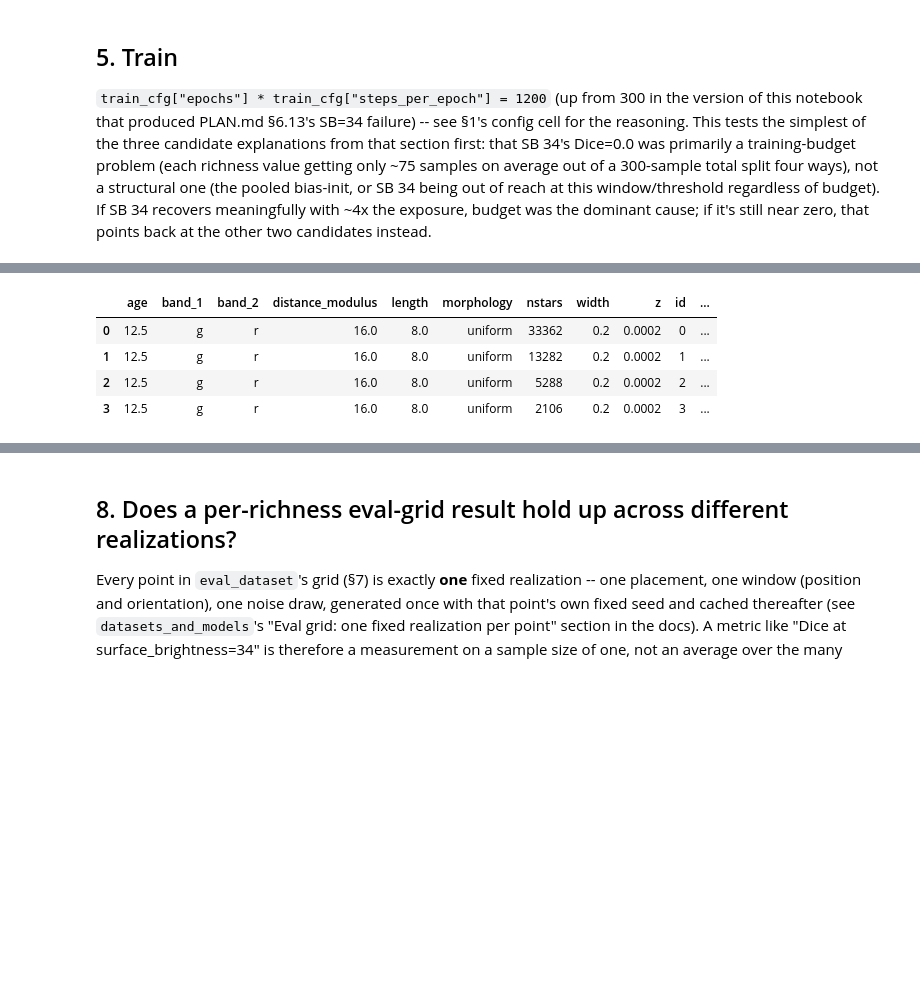
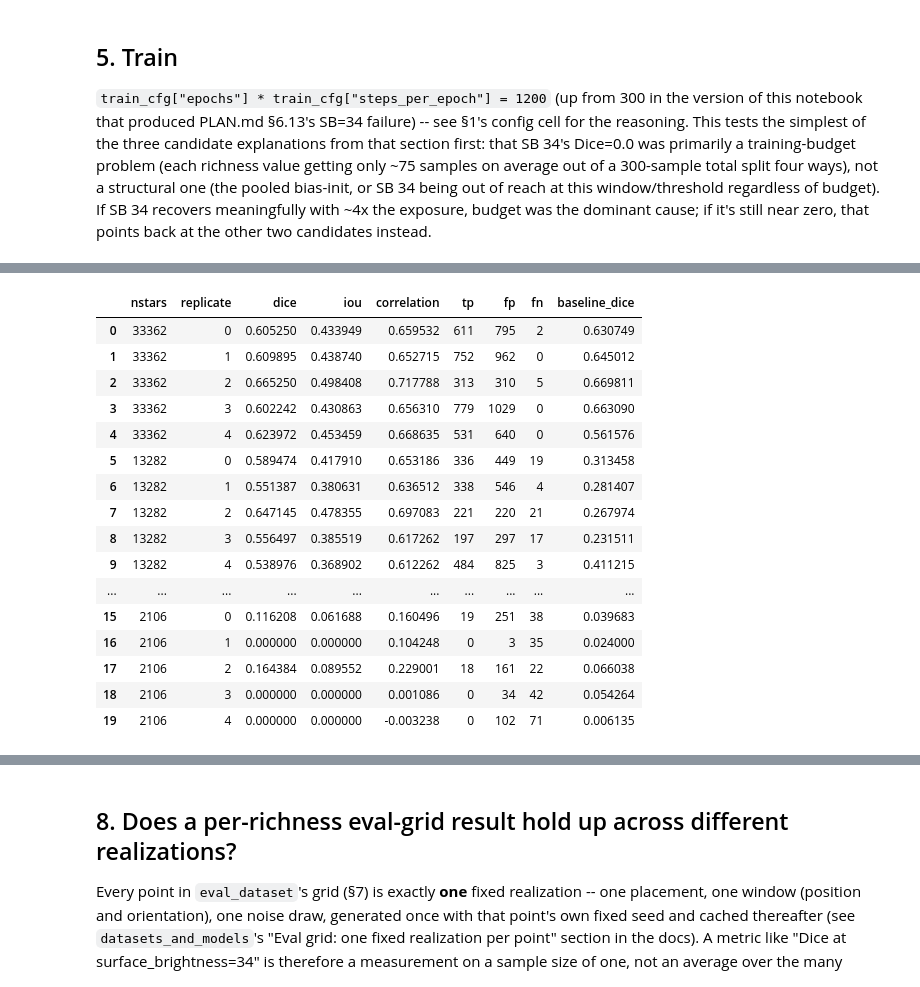
Before and after one commit to MatthieuPE/streamgoggles, a Jupyter notebook: notebooks/train_model.ipynb, the cells around one changed output, grey strips where cells are left out. Drawn from its saved outputs; the diff is of its cells as text; code cells hidden in the pictures; blank space fills up the shorter version.

```diff
--- a/notebooks/train_model.ipynb
+++ b/notebooks/train_model.ipynb
@@ -102,7 +111,12 @@ background_cfg = dict(
     source="light",
     survey="lsst",
     release="yr1",
-    source_kwargs={},
+    # seed is NOT decoration: streamobs's synthetic background generation is
+    # unseeded by default, so without this every run of this notebook trains
+    # on a *different* background catalog -- two loads in one process differ,
+    # and numpy's global seed has no effect on it (PLAN.md §6.15). That was
+    # the real cause of this notebook's run-to-run metric variation.
+    source_kwargs={"seed": 20260915},
     finalize={"enabled": False},
 )
 
@@ -136,6 +150,12 @@ stream_param_cfg = dict(
     z=0.0002,
 )
 
+# Independent realizations per eval-grid point (§7). Each parameter
+# combination is evaluated n_eval_replicates times with different
+# placement/window/orientation/noise, so a per-richness metric is a mean and
+# spread rather than one arbitrary draw of it -- see §7/§8.
+n_eval_replicates = 5
+
 model_cfg = dict(base_width=12, depth=2, head="sigmoid")
 
 # epochs*steps_per_epoch=1200 (up from 300, PLAN.md §6.13's follow-up) --
@@ -342,4 +387,5 @@ eval_transform = StreamMapTransform(normalizer=normalizer, augment=False)
 
 train_dataset_norm = _TransformedDataset(train_dataset, train_transform)
 eval_dataset_norm = _TransformedDataset(eval_dataset, eval_transform)
+eval_dataset_multi_norm = _TransformedDataset(eval_dataset_multi, eval_transform)
 # %% [output]
@@ -493,7 +566,11 @@ diverging colormap centered on 0, fixed to the `[-1, 1]` range this bounded
 target actually spans) -- pixels where the model is confidently wrong stand
 out at either extreme.
 # %%
-sample0 = eval_dataset_norm[0]
+# Change this and re-run the cell to inspect a different validation sample
+# (see the markdown above for what the index means).
+inspect_idx = 0
+
+sample0 = eval_dataset_norm[inspect_idx]
 channels_meta = sample0["metadata"]["channels"]
 good_idx = next(
     i
@@ -539,7 +616,10 @@ for ax, img, title, cm, kwargs in zip(
     im = ax.imshow(_masked(img), origin="lower", cmap=cm, **kwargs)
     ax.set_title(title, fontsize=9)
     plt.colorbar(im, ax=ax, fraction=0.046)
-fig.suptitle(f"eval sample 0 -- richness/nstars={sample0['params']['nstars']} (grey = outside footprint)")
+fig.suptitle(
+    f"VALIDATION sample (eval grid index {inspect_idx}) -- "
+    f"richness/nstars={sample0['params']['nstars']} (grey = outside footprint)"
+)
 plt.tight_layout()
 plt.show()
 # %% [output]
@@ -568,20 +663,34 @@ actually tests yet.
 # %%
 results = evaluate_on_grid(
-    model, eval_dataset_norm, metrics=["mse", "dice", "iou", "correlation", "weighted_recall"]
+    model,
+    eval_dataset_multi_norm,
+    metrics=["mse", "dice", "iou", "correlation", "weighted_recall", "confusion"],
 )
 
 baseline_dice = []
 for idx in results["id"]:
-    raw_sample = eval_dataset[idx]  # unnormalized -- real count units
+    raw_sample = eval_dataset_multi[idx]  # unnormalized -- real count units
     baseline_pred = build_baseline(raw_sample["map_stack"][good_idx], raw_sample["valid_mask"], k=2.0)
     baseline_dice.append(dice(baseline_pred, raw_sample["label_stack"][good_idx], raw_sample["valid_mask"]))
 results["baseline_dice"] = baseline_dice
 
-results
+results[["nstars", "replicate", "dice", "iou", "correlation", "tp", "fp", "fn", "baseline_dice"]]
 # %% [output]
-|  | age | band_1 | band_2 | distance_modulus | length | morphology | nstars | width | z | id | ... |
-| 0 | 12.5 | g | r | 16.0 | 8.0 | uniform | 33362 | 0.2 | 0.0002 | 0 | ... |
-| 1 | 12.5 | g | r | 16.0 | 8.0 | uniform | 13282 | 0.2 | 0.0002 | 1 | ... |
-| 2 | 12.5 | g | r | 16.0 | 8.0 | uniform | 5288 | 0.2 | 0.0002 | 2 | ... |
-| 3 | 12.5 | g | r | 16.0 | 8.0 | uniform | 2106 | 0.2 | 0.0002 | 3 | ... |
+|  | nstars | replicate | dice | iou | correlation | tp | fp | fn | baseline_dice |
+| 0 | 33362 | 0 | 0.605250 | 0.433949 | 0.659532 | 611 | 795 | 2 | 0.630749 |
+| 1 | 33362 | 1 | 0.609895 | 0.438740 | 0.652715 | 752 | 962 | 0 | 0.645012 |
+| 2 | 33362 | 2 | 0.665250 | 0.498408 | 0.717788 | 313 | 310 | 5 | 0.669811 |
+| 3 | 33362 | 3 | 0.602242 | 0.430863 | 0.656310 | 779 | 1029 | 0 | 0.663090 |
+| 4 | 33362 | 4 | 0.623972 | 0.453459 | 0.668635 | 531 | 640 | 0 | 0.561576 |
+| 5 | 13282 | 0 | 0.589474 | 0.417910 | 0.653186 | 336 | 449 | 19 | 0.313458 |
+| 6 | 13282 | 1 | 0.551387 | 0.380631 | 0.636512 | 338 | 546 | 4 | 0.281407 |
+| 7 | 13282 | 2 | 0.647145 | 0.478355 | 0.697083 | 221 | 220 | 21 | 0.267974 |
+| 8 | 13282 | 3 | 0.556497 | 0.385519 | 0.617262 | 197 | 297 | 17 | 0.231511 |
+| 9 | 13282 | 4 | 0.538976 | 0.368902 | 0.612262 | 484 | 825 | 3 | 0.411215 |
+| ... | ... | ... | ... | ... | ... | ... | ... | ... | ... |
+| 15 | 2106 | 0 | 0.116208 | 0.061688 | 0.160496 | 19 | 251 | 38 | 0.039683 |
+| 16 | 2106 | 1 | 0.000000 | 0.000000 | 0.104248 | 0 | 3 | 35 | 0.024000 |
+| 17 | 2106 | 2 | 0.164384 | 0.089552 | 0.229001 | 18 | 161 | 22 | 0.066038 |
+| 18 | 2106 | 3 | 0.000000 | 0.000000 | 0.001086 | 0 | 34 | 42 | 0.054264 |
+| 19 | 2106 | 4 | 0.000000 | 0.000000 | -0.003238 | 0 | 102 | 71 | 0.006135 |
 # %%
```
Also changed, not shown: parts of 13 cells of this notebook, 4 other files.
